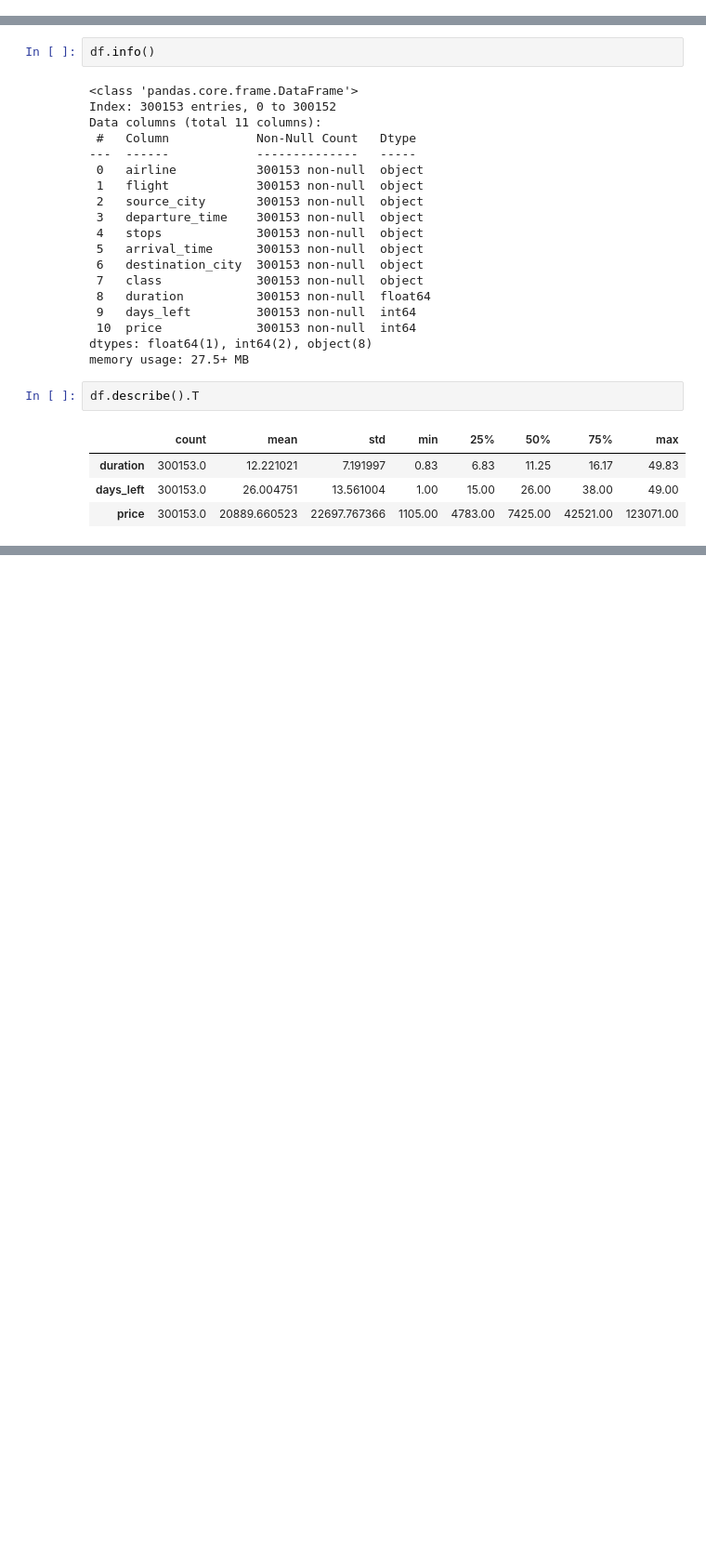
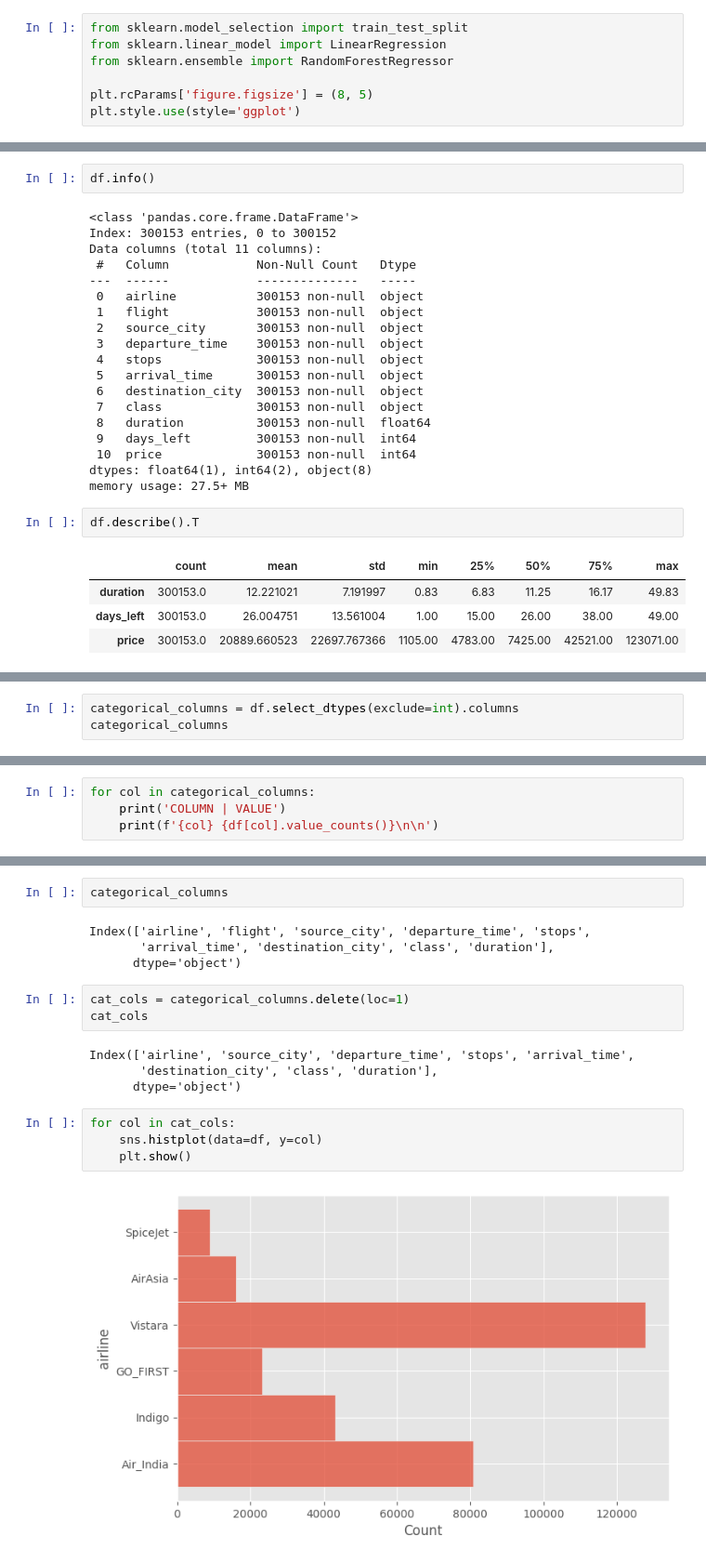
Before and after one commit to FGalvao77/-ANALYSIS-DATA-SCIENCE-Flight-Price-Prediction, a Jupyter notebook: [ANALYSIS_&_DATA_SCIENCE]_Flight_Price_Prediction.ipynb, the cells around one changed output, grey strips where cells are left out. Shown at 93% size. Cells and saved outputs as stored; diff of their text form; blank space fills up the shorter version.

Commit message:
data analysis, visualization and pre-processing

```diff
--- a/[ANALYSIS_&_DATA_SCIENCE]_Flight_Price_Prediction.ipynb
+++ b/[ANALYSIS_&_DATA_SCIENCE]_Flight_Price_Prediction.ipynb
@@ -37,3 +38,10 @@ pandas    : 2.2.2
+# %%
+from sklearn.model_selection import train_test_split
+from sklearn.linear_model import LinearRegression
+from sklearn.ensemble import RandomForestRegressor
+
+plt.rcParams['figure.figsize'] = (8, 5)
+plt.style.use(style='ggplot')
 # %%
 %pwd
 # %% [output]
@@ -124,0 +159,3 @@ df.describe().T
+# %%
+categorical_columns = df.select_dtypes(exclude=int).columns
+categorical_columns
@@ -124,0 +166,4 @@ df.describe().T
+# %%
+for col in categorical_columns:
+    print('COLUMN | VALUE')
+    print(f'{col} {df[col].value_counts()}\n\n')
@@ -124,0 +188,19 @@ df.describe().T
+# %%
+categorical_columns
+# %% [output]
+Index(['airline', 'flight', 'source_city', 'departure_time', 'stops',
+       'arrival_time', 'destination_city', 'class', 'duration'],
+      dtype='object')
+# %%
+cat_cols = categorical_columns.delete(loc=1)
+cat_cols
+# %% [output]
+Index(['airline', 'source_city', 'departure_time', 'stops', 'arrival_time',
+       'destination_city', 'class', 'duration'],
+      dtype='object')
+# %%
+for col in cat_cols:
+    sns.histplot(data=df, y=col)
+    plt.show()
+# %% [output]
+[figure, added]
```
Also changed, not shown: parts of 31 cells of this notebook.
